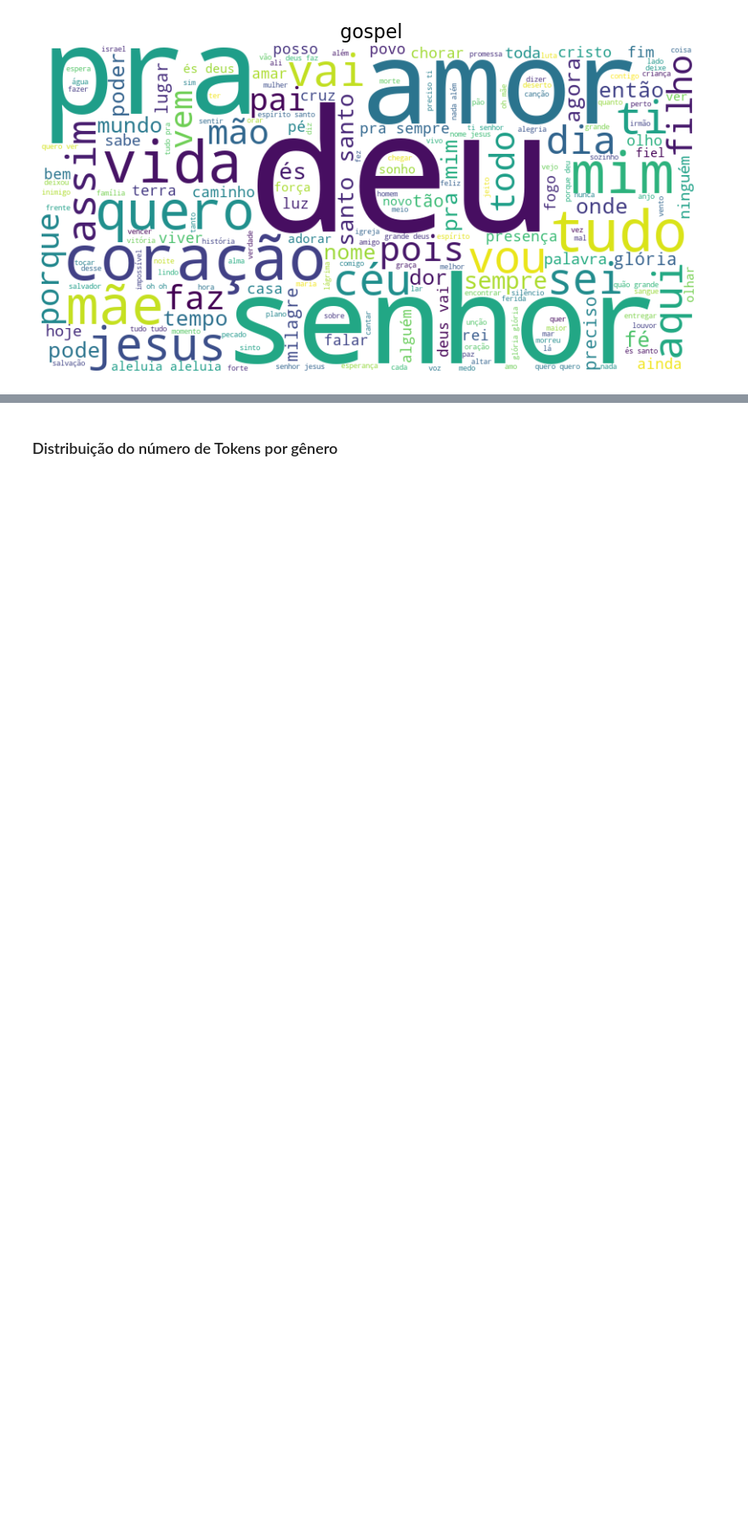
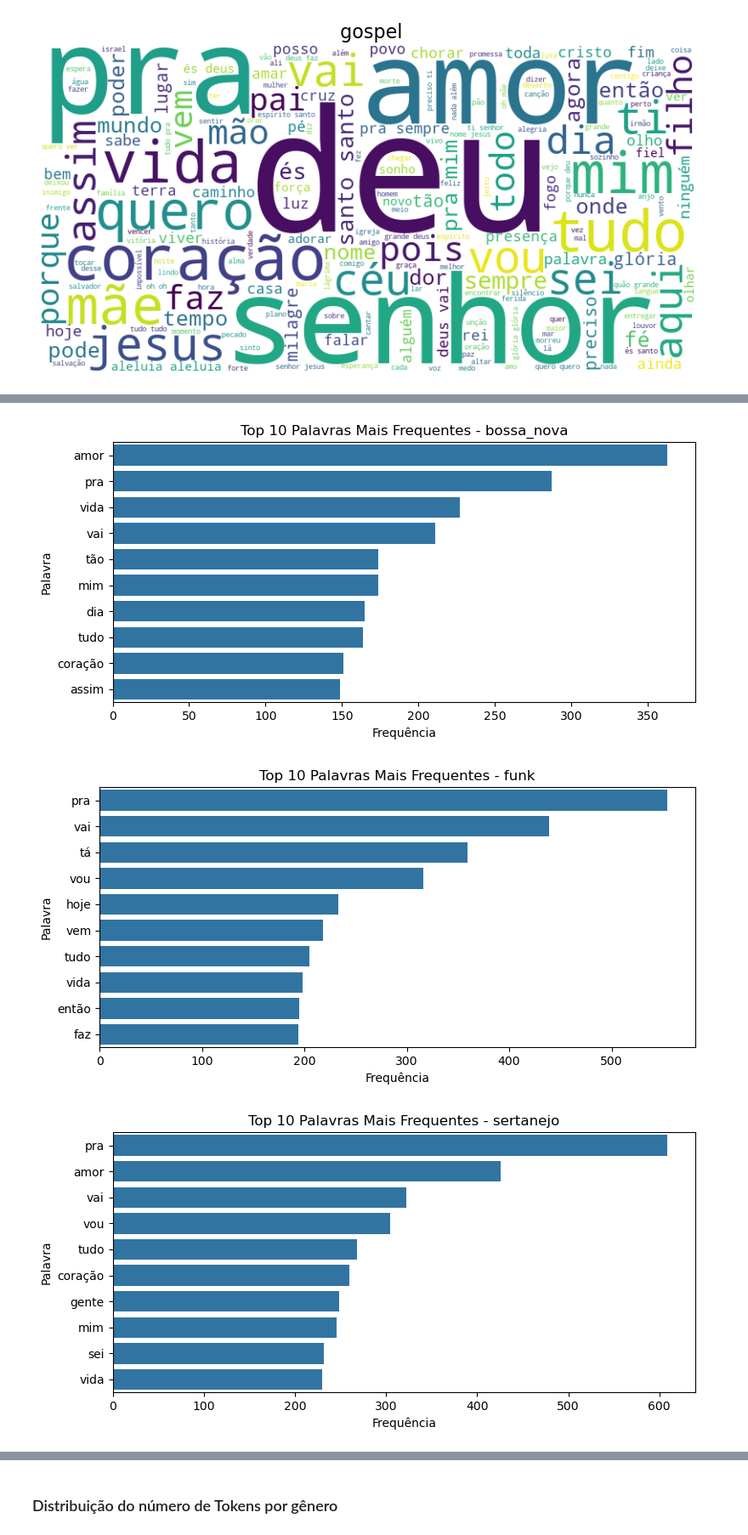
Before and after one commit to feliperastelli/lyrics_genre_classifier, a Jupyter notebook: notebooks/eda_modeling.ipynb, the cells around one changed output, grey strips where cells are left out. Shown at 85% size. Drawn from its saved outputs; the diff is of its cells as text; code cells hidden in the pictures; blank space fills up the shorter version.

```diff
--- a/notebooks/eda_modeling.ipynb
+++ b/notebooks/eda_modeling.ipynb
@@ -168,0 +189,21 @@ for genre in genres:
+# %%
+top_words_by_genre = {}
+
+for genre in df["genre"].unique():
+    all_words = [word for tokens in df[df["genre"] == genre]["unique_tokens"] for word in tokens]
+    common_words = Counter(all_words).most_common(10)
+    top_words_by_genre[genre] = pd.DataFrame(common_words, columns=["word", "count"])
+
+# Visualizando Top 10 por gênero
+for genre, word_df in top_words_by_genre.items():
+    plt.figure(figsize=(8, 4))
+    sns.barplot(data=word_df, x="count", y="word")
+    plt.title(f"Top 10 Palavras Mais Frequentes - {genre}")
+    plt.xlabel("Frequência")
+    plt.ylabel("Palavra")
+    plt.tight_layout()
+    plt.show()
+# %% [output]
+[figure, added]
+[figure, added]
+[figure, added]
```
Also changed, not shown: parts of 10 cells of this notebook.
